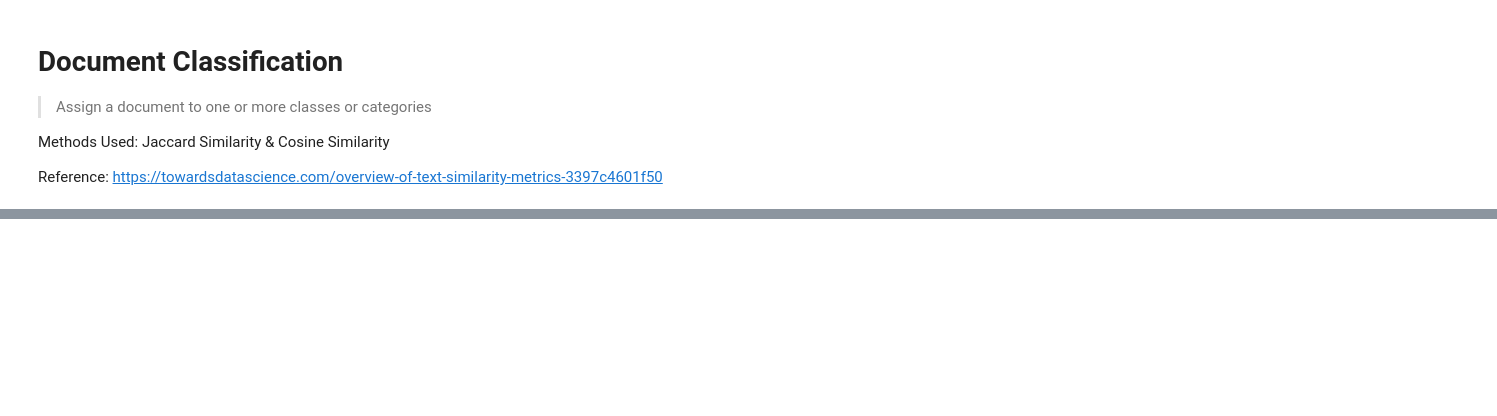
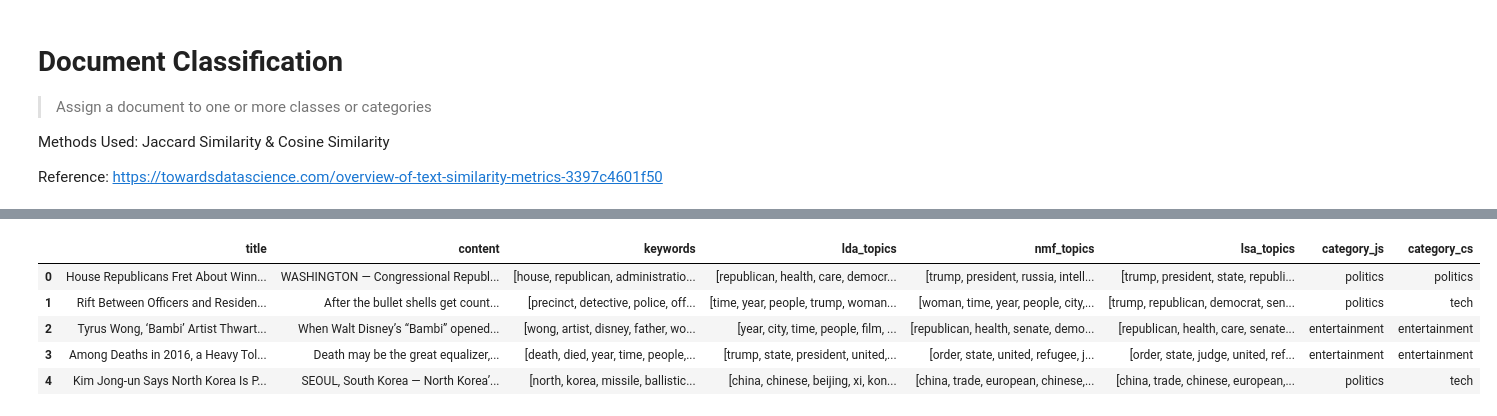
Before and after one commit to sciencaholic/Context-Analysis, a Jupyter notebook: context_analysis.ipynb, the cells around one changed output, grey strips where cells are left out. Drawn from its saved outputs; the diff is of its cells as text; code cells hidden in the pictures; blank space fills up the shorter version.

```diff
--- a/context_analysis.ipynb
+++ b/context_analysis.ipynb
@@ -387,0 +590,28 @@ df.query('category_js != category_cs')
+# %%
+df['category_cs'] = ''
+
+from sklearn.metrics.pairwise import cosine_similarity
+from sklearn.feature_extraction.text import TfidfVectorizer
+
+categories = ['politics', 'business', 'entertainment', 'sports', 'tech']
+category_strs = [p_str, b_str, e_str, s_str, t_str]
+
+vectorizer = TfidfVectorizer()
+vectorizer.fit(df['keywords'].apply(' '.join).tolist() + category_strs)
+
+category_vectors = vectorizer.transform(category_strs)
+doc_vectors = vectorizer.transform(df['keywords'].apply(' '.join))
+
+for i, doc_vector in enumerate(doc_vectors):
+    similarities = cosine_similarity(doc_vector, category_vectors)[0]
+    max_sim_index = similarities.argmax()
+    df.at[i, 'category_cs'] = categories[max_sim_index]
+
+df[['title', 'content', 'keywords', 'lda_topics', 'nmf_topics', 'lsa_topics', 'category_js', 'category_cs']].head()
+# %% [output]
+|  | title | content | keywords | lda_topics | nmf_topics | lsa_topics | category_js | category_cs |
+| 0 | House Republicans Fret About Winn... | WASHINGTON — Congressional Republ... | [house, republican, administratio... | [republican, health, care, democr... | [trump, president, russia, intell... | [trump, president, state, republi... | politics | politics |
+| 1 | Rift Between Officers and Residen... | After the bullet shells get count... | [precinct, detective, police, off... | [time, year, people, trump, woman... | [woman, time, year, people, city,... | [trump, republican, democrat, sen... | politics | tech |
+| 2 | Tyrus Wong, ‘Bambi’ Artist Thwart... | When Walt Disney’s “Bambi” opened... | [wong, artist, disney, father, wo... | [year, city, time, people, film, ... | [republican, health, senate, demo... | [republican, health, care, senate... | entertainment | entertainment |
+| 3 | Among Deaths in 2016, a Heavy Tol... | Death may be the great equalizer,... | [death, died, year, time, people,... | [trump, state, president, united,... | [order, state, united, refugee, j... | [order, state, judge, united, ref... | entertainment | entertainment |
+| 4 | Kim Jong-un Says North Korea Is P... | SEOUL, South Korea — North Korea’... | [north, korea, missile, ballistic... | [china, chinese, beijing, xi, kon... | [china, trade, european, chinese,... | [china, trade, chinese, european,... | politics | tech |
```
Also changed, not shown: parts of 22 cells of this notebook, 8 other files.
